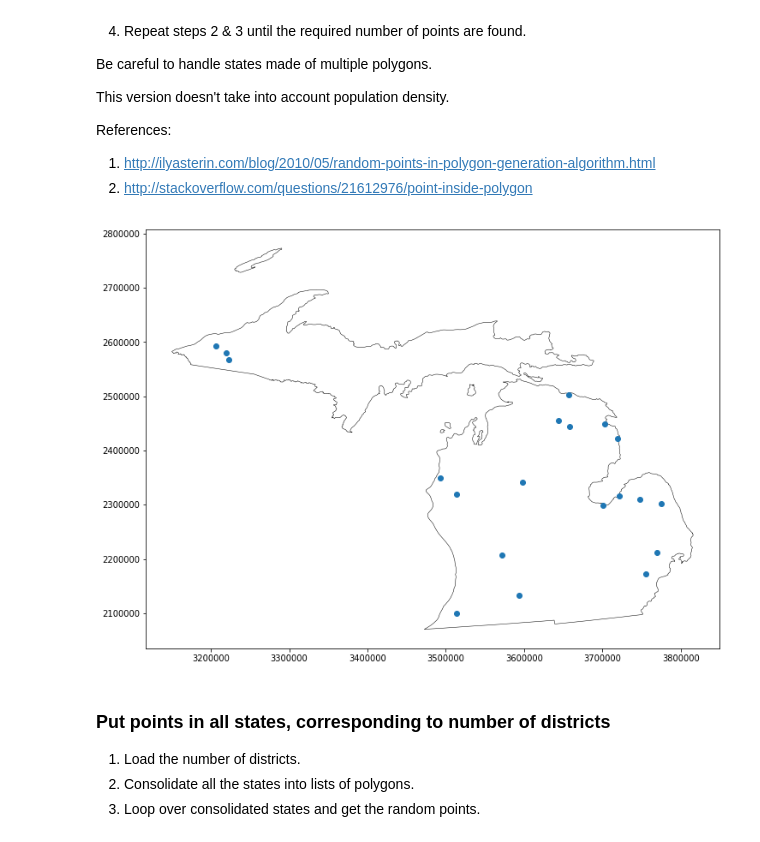
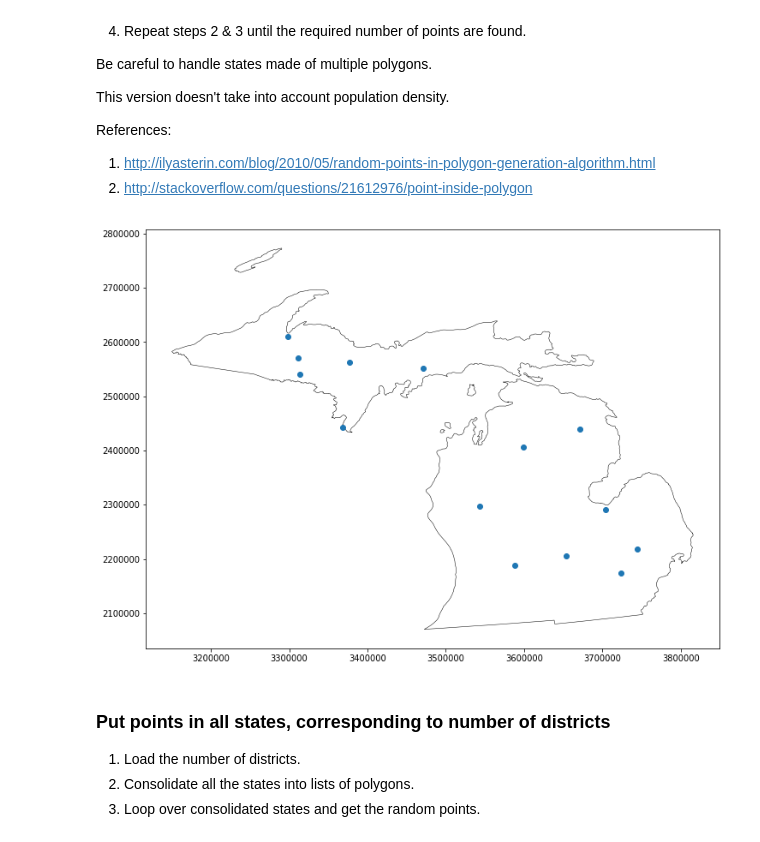
Before and after one commit to valerierose/voronoi_district, a Jupyter notebook: voronoi_district.ipynb, the cells around one changed output. Saved outputs shown, nothing was run; the diff lists cells and outputs as text; code cells hidden in the pictures.

```diff
--- a/voronoi_district.ipynb
+++ b/voronoi_district.ipynb
@@ -106,7 +110,11 @@ def get_state(m, name):
 
 
 def plot_state(polys, ax):
-    """
+    """ Add the state polys to the plot.
+
+    Args:
+        polys (list): list of lists of polys
+        ax (matplotlib.axes): The axes for which to draw Alaska and Hawaii
     """
     for poly in polys:
         state_patch = PolygonPatch(poly, facecolor='white', edgecolor='black', linewidth=.5)
@@ -128,35 +136,35 @@ def state_points(state_polys, num):
     points = [[], []]
 
     while len(points[0]) < num:
 
         # Find bounding box
         state = np.vstack(state_polys)
         swcrnr = (np.min(state[:,0]), np.min(state[:,1]))
         necrnr = (np.max(state[:,0]), np.max(state[:,1]))
         width = necrnr[0] - swcrnr[0]
         height = necrnr[1] - swcrnr[1]
 
         # Generate random point in bounding box
         x = swcrnr[0] + width * np.random.rand()
         y = swcrnr[1] + height * np.random.rand()
 
         # Check if it is inside one of the polys
         pt = Point(x, y)
         polys = [Polygon(p) for p in state_polys]
         if any([poly.contains(pt) for poly in polys]):
             points[0].append(x)
             points[1].append(y)
 
     return points
 
 state_polys = get_state(m, 'Michigan')
-points = state_points(state_polys, 20)
+points = state_points(state_polys, 14)
 plot_state(state_polys, plt.gca())
 ax.axis('equal')
 plt.plot(points[0], points[1], 'o')
 plt.show()
 # %% [output]
-[figure, old version]
+[figure, new version]
 # %% [markdown]
 ### Put points in all states, corresponding to number of districts ###
 
```
Also changed, not shown: parts of 6 cells of this notebook, 1 other file.
